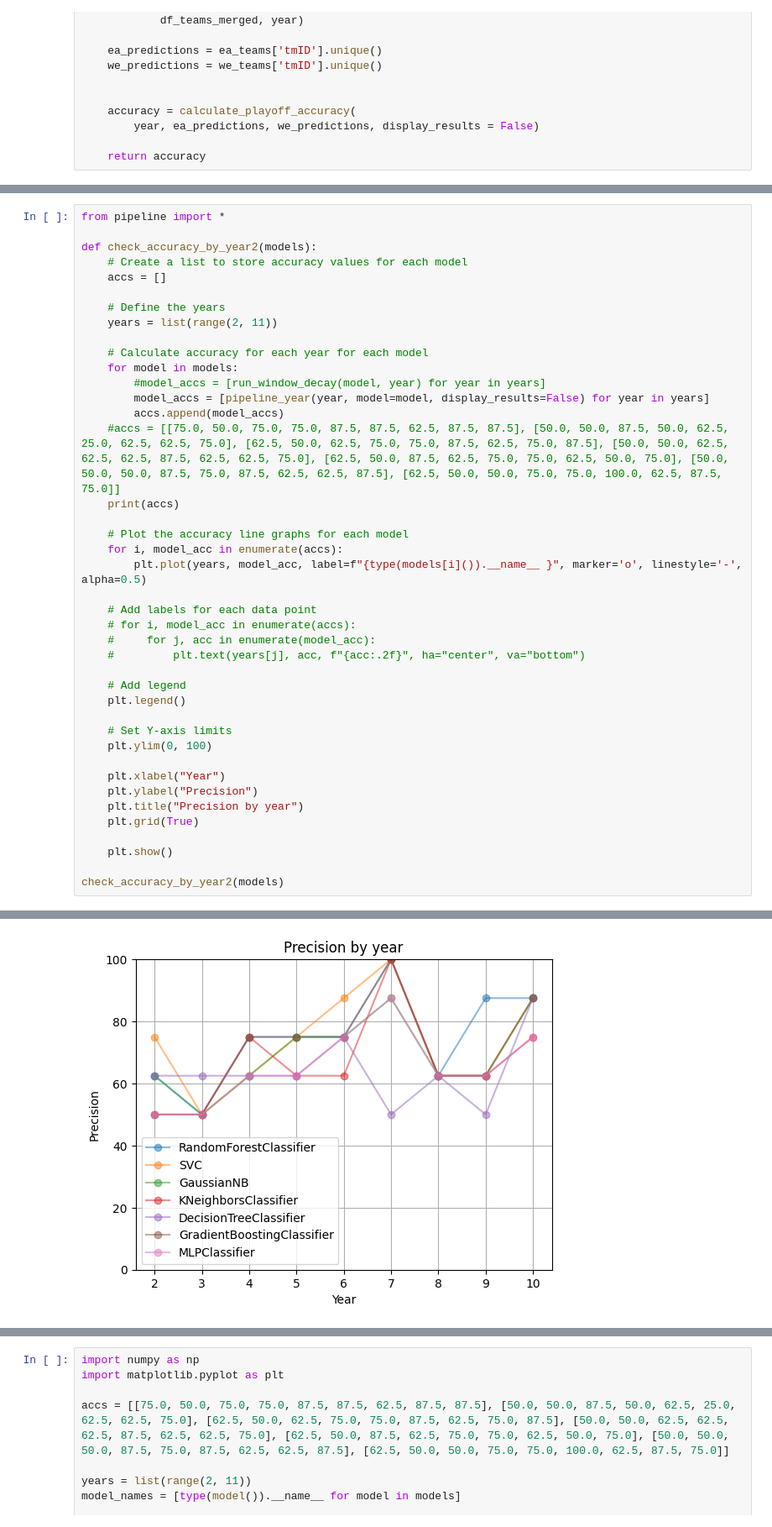
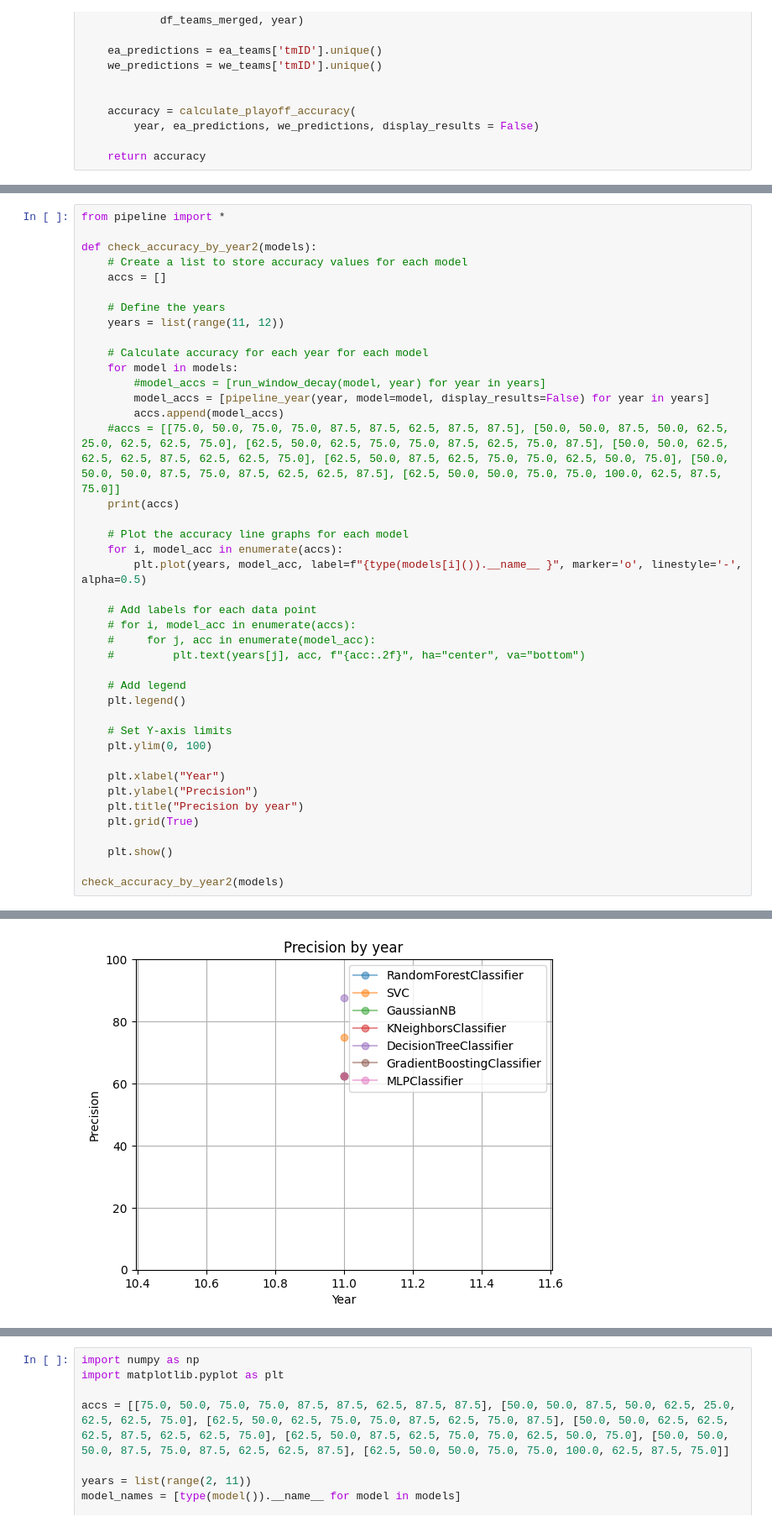
Before and after one commit to m21ark/ac, a Jupyter notebook: tmp.ipynb, the cells around one changed output, grey strips where cells are left out. Shown at 84% size. Saved outputs shown, nothing was run; the diff lists cells and outputs as text.

```diff
--- a/tmp.ipynb
+++ b/tmp.ipynb
@@ -152,7 +196,7 @@ def check_accuracy_by_year2(models):
     accs = []
 
     # Define the years
-    years = list(range(2, 11))
+    years = list(range(11, 12))
 
     # Calculate accuracy for each year for each model
     for model in models:
@@ -258,4 +267,4 @@ check_accuracy_by_year2(models)
-[figure, old version]
+[figure, new version]
 # %%
 run_window_decay(models[0], 10)
 # %% [output]
```
Also changed, not shown: parts of 5 cells of this notebook, 3 other files.
